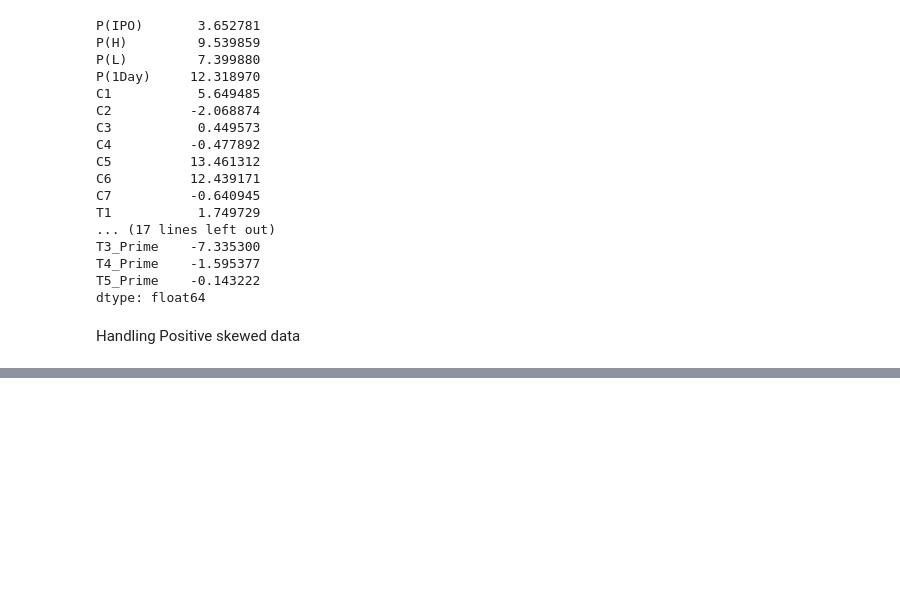
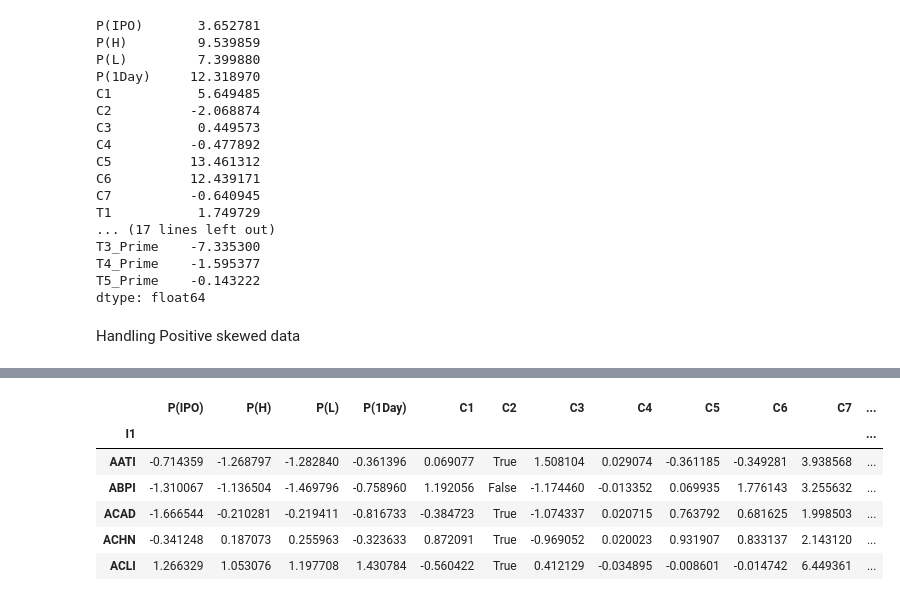
Before and after one commit to BA545-SP2019/2019-competition1-krb, a Jupyter notebook: main_brian2.ipynb, the cells around one changed output, grey strips where cells are left out. Saved outputs shown, nothing was run; the diff lists cells and outputs as text; code cells hidden in the pictures; blank space fills up the shorter version.

```diff
--- a/main_brian2.ipynb
+++ b/main_brian2.ipynb
@@ -401,0 +459,16 @@ dtype: float64
+# %%
+##trying to change industry columns
+df_copy['industry_1'] = np.where(df['industry'] ==1, 1, 0)
+df_copy['industry_2'] = np.where(df['industry'] ==2, 1, 0)
+df_copy['industry_3'] = np.where(df['industry'] ==3, 1, 0)
+df_copy['industry_4'] = np.where(df['industry'] ==4, 1, 0)
+df_copy['industry_5'] = np.where(df['industry'] ==5, 1, 0)
+df_copy.head()
+# %% [output]
+|  | P(IPO) | P(H) | P(L) | P(1Day) | C1 | C2 | C3 | C4 | C5 | C6 | C7 | ... |
+| I1 |  |  |  |  |  |  |  |  |  |  |  | ... |
+| AATI | -0.714359 | -1.268797 | -1.282840 | -0.361396 | 0.069077 | True | 1.508104 | 0.029074 | -0.361185 | -0.349281 | 3.938568 | ... |
+| ABPI | -1.310067 | -1.136504 | -1.469796 | -0.758960 | 1.192056 | False | -1.174460 | -0.013352 | 0.069935 | 1.776143 | 3.255632 | ... |
+| ACAD | -1.666544 | -0.210281 | -0.219411 | -0.816733 | -0.384723 | True | -1.074337 | 0.020715 | 0.763792 | 0.681625 | 1.998503 | ... |
+| ACHN | -0.341248 | 0.187073 | 0.255963 | -0.323633 | 0.872091 | True | -0.969052 | 0.020023 | 0.931907 | 0.833137 | 2.143120 | ... |
+| ACLI | 1.266329 | 1.053076 | 1.197708 | 1.430784 | -0.560422 | True | 0.412129 | -0.034895 | -0.008601 | -0.014742 | 6.449361 | ... |
```
Also changed, not shown: parts of 10 cells of this notebook, 18 other files.
